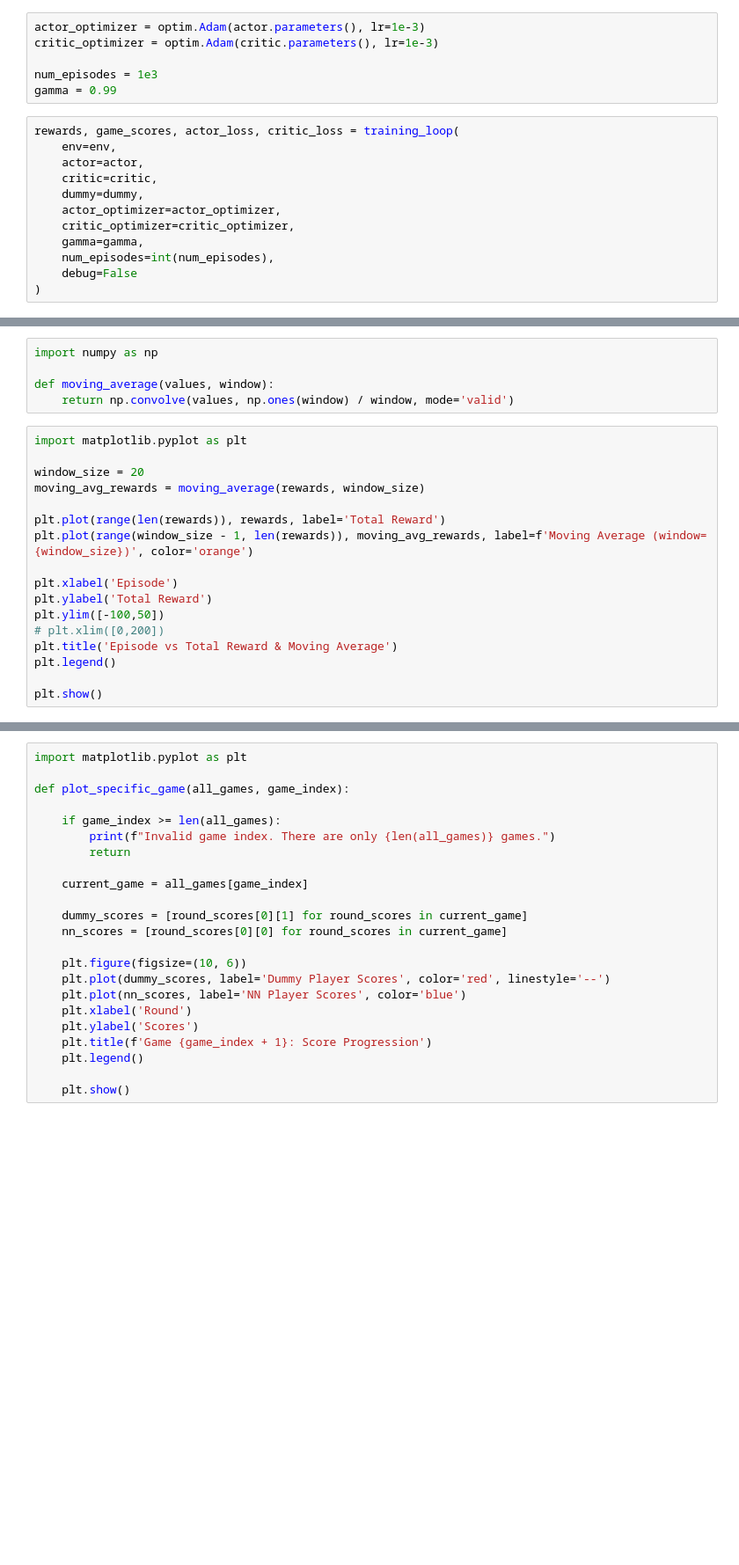
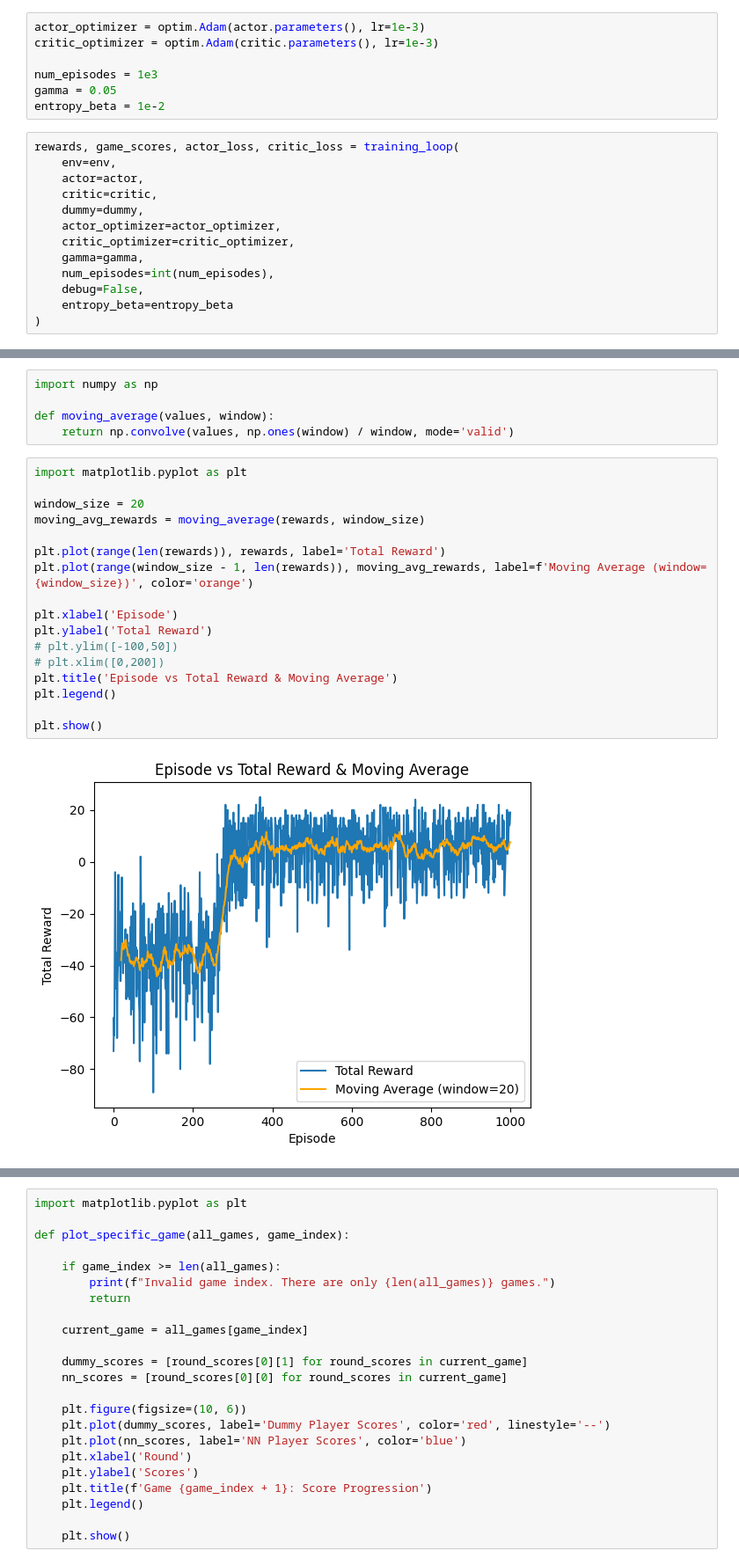
Before and after one commit to LeweLotki/PigGame, a Jupyter notebook: PigGame.ipynb, the cells around one changed output, grey strips where cells are left out. Shown: that part at 88% size. Saved outputs shown, nothing was run; the diff lists cells and outputs as text; blank space fills up the shorter version.

```diff
--- a/PigGame.ipynb
+++ b/PigGame.ipynb
@@ -21,7 +21,8 @@ actor_optimizer = optim.Adam(actor.parameters(), lr=1e-3)
 critic_optimizer = optim.Adam(critic.parameters(), lr=1e-3)
 
 num_episodes = 1e3
-gamma = 0.99
+gamma = 0.05
+entropy_beta = 1e-2
 # %%
 rewards, game_scores, actor_loss, critic_loss = training_loop(
     env=env,
@@ -32,6 +33,7 @@ rewards, game_scores, actor_loss, critic_loss = training_loop(
     critic_optimizer=critic_optimizer,
     gamma=gamma,
     num_episodes=int(num_episodes),
-    debug=False
+    debug=False,
+    entropy_beta=entropy_beta
 )
 # %% [output]
@@ -47,19 +55,21 @@ def moving_average(values, window):
 # %%
 import matplotlib.pyplot as plt
 
 window_size = 20
 moving_avg_rewards = moving_average(rewards, window_size)
 
 plt.plot(range(len(rewards)), rewards, label='Total Reward')
 plt.plot(range(window_size - 1, len(rewards)), moving_avg_rewards, label=f'Moving Average (window={window_size})', color='orange')
 
 plt.xlabel('Episode')
 plt.ylabel('Total Reward')
-plt.ylim([-100,50])
+# plt.ylim([-100,50])
 # plt.xlim([0,200])
 plt.title('Episode vs Total Reward & Moving Average')
 plt.legend()
 
 plt.show()
+# %% [output]
+[figure, added]
 # %%
 plt.plot(actor_loss)
```
Also changed, not shown: parts of 8 cells of this notebook, 2 other files.
